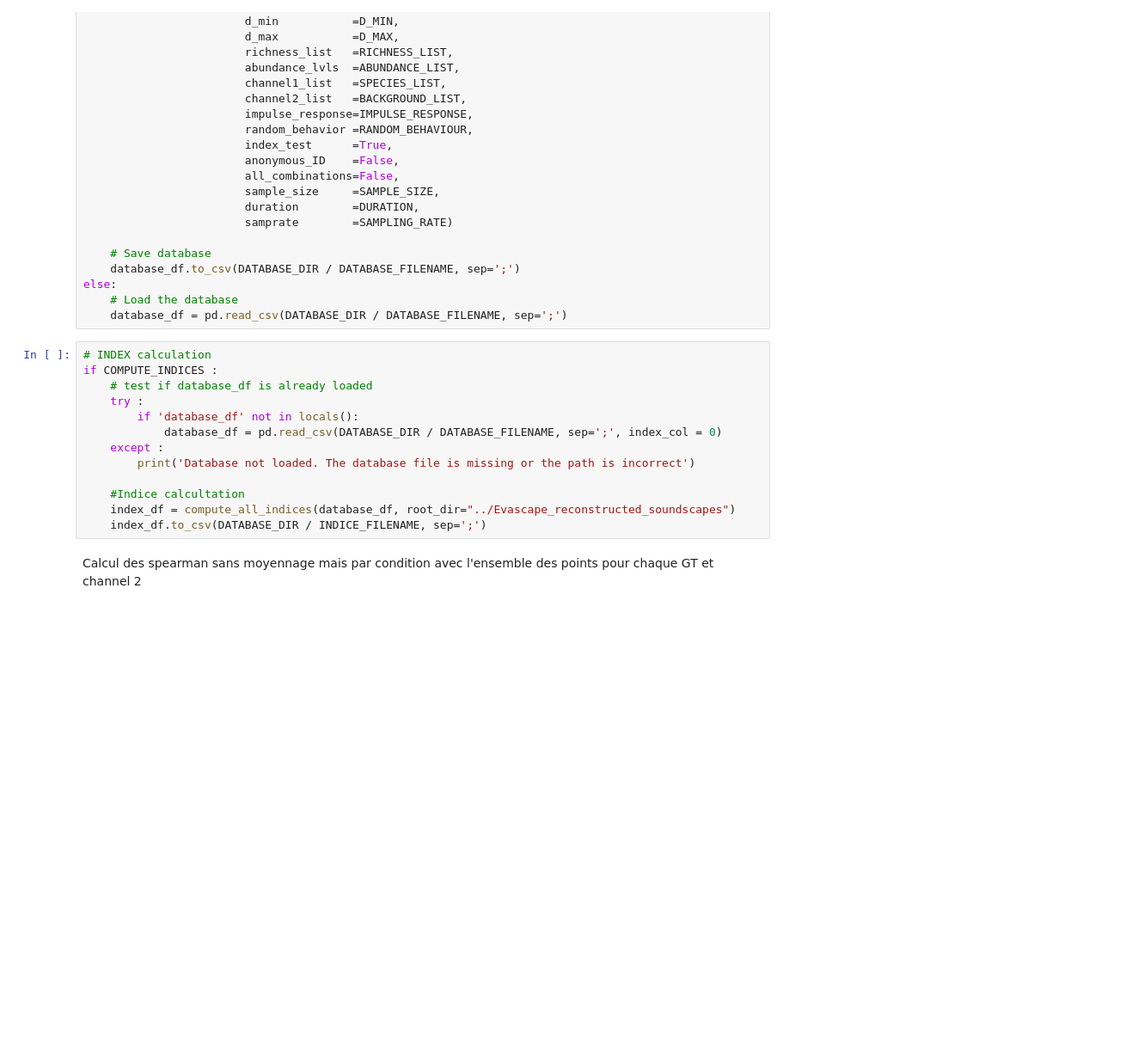
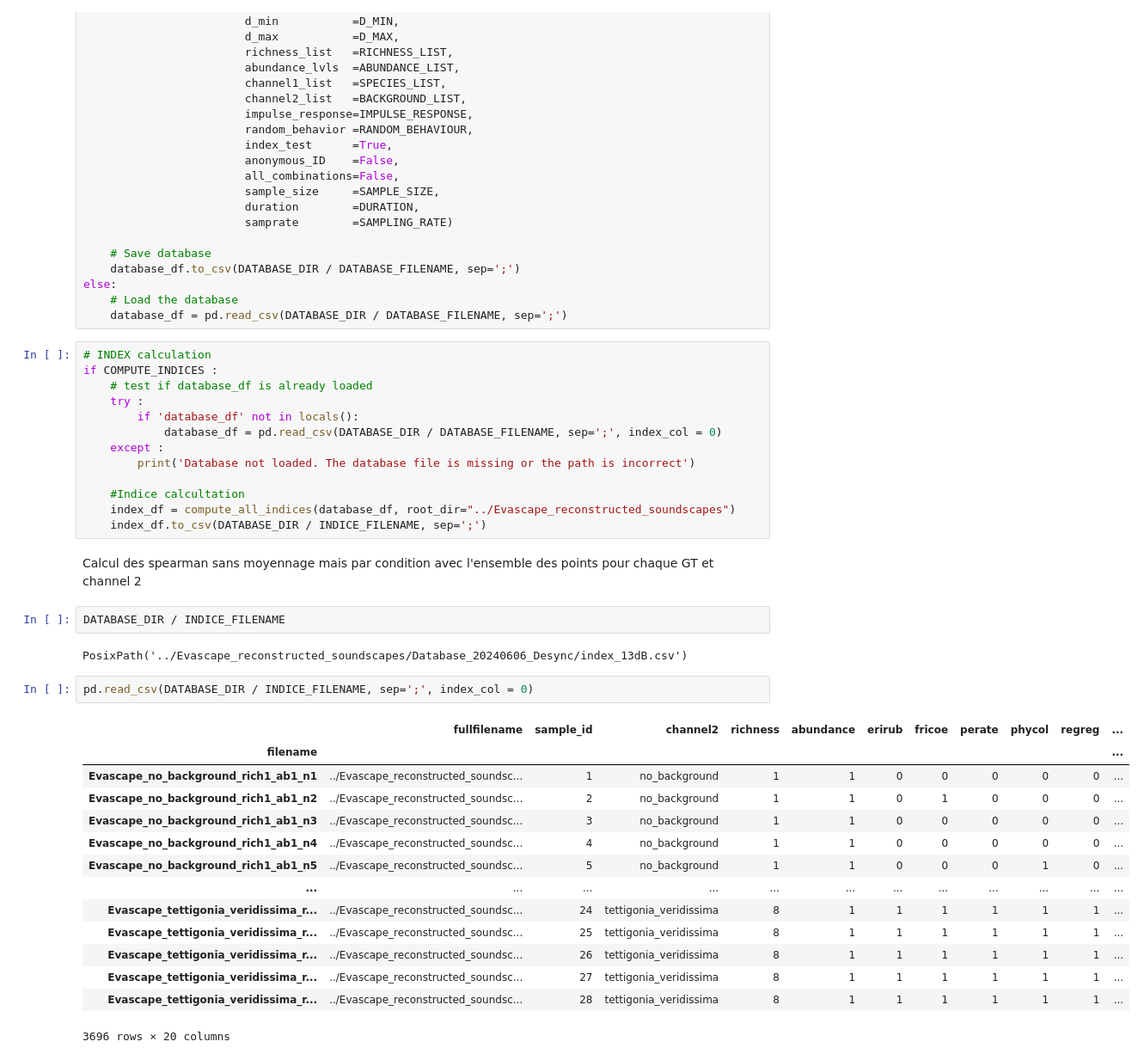
Before and after one commit to ear-team/evascape, a Jupyter notebook: Evascape_scripts/partial_process.ipynb, the cells around one changed output. Shown at 86% size. Drawn from its saved outputs; the diff is of its cells as text; blank space fills up the shorter version.

```diff
--- a/Evascape_scripts/partial_process.ipynb
+++ b/Evascape_scripts/partial_process.ipynb
@@ -128,6 +128,27 @@ if COMPUTE_INDICES :
     index_df.to_csv(DATABASE_DIR / INDICE_FILENAME, sep=';')
 # %% [markdown]
 Calcul des spearman sans moyennage mais par condition avec l'ensemble des points pour chaque GT et channel 2
+# %%
+DATABASE_DIR / INDICE_FILENAME
+# %% [output]
+PosixPath('../Evascape_reconstructed_soundscapes/Database_20240606_Desync/index_13dB.csv')
+# %%
+pd.read_csv(DATABASE_DIR / INDICE_FILENAME, sep=';', index_col = 0)
+# %% [output]
+|  | fullfilename | sample_id | channel2 | richness | abundance | erirub | fricoe | perate | phycol | regreg | ... |
+| filename |  |  |  |  |  |  |  |  |  |  | ... |
+| Evascape_no_background_rich1_ab1_n1 | ../Evascape_reconstructed_soundsc... | 1 | no_background | 1 | 1 | 0 | 0 | 0 | 0 | 0 | ... |
+| Evascape_no_background_rich1_ab1_n2 | ../Evascape_reconstructed_soundsc... | 2 | no_background | 1 | 1 | 0 | 1 | 0 | 0 | 0 | ... |
+| Evascape_no_background_rich1_ab1_n3 | ../Evascape_reconstructed_soundsc... | 3 | no_background | 1 | 1 | 0 | 0 | 0 | 0 | 0 | ... |
+| Evascape_no_background_rich1_ab1_n4 | ../Evascape_reconstructed_soundsc... | 4 | no_background | 1 | 1 | 0 | 0 | 0 | 0 | 0 | ... |
+| Evascape_no_background_rich1_ab1_n5 | ../Evascape_reconstructed_soundsc... | 5 | no_background | 1 | 1 | 0 | 0 | 0 | 1 | 0 | ... |
+| ... | ... | ... | ... | ... | ... | ... | ... | ... | ... | ... | ... |
+| Evascape_tettigonia_veridissima_r... | ../Evascape_reconstructed_soundsc... | 24 | tettigonia_veridissima | 8 | 1 | 1 | 1 | 1 | 1 | 1 | ... |
+| Evascape_tettigonia_veridissima_r... | ../Evascape_reconstructed_soundsc... | 25 | tettigonia_veridissima | 8 | 1 | 1 | 1 | 1 | 1 | 1 | ... |
+| Evascape_tettigonia_veridissima_r... | ../Evascape_reconstructed_soundsc... | 26 | tettigonia_veridissima | 8 | 1 | 1 | 1 | 1 | 1 | 1 | ... |
+| Evascape_tettigonia_veridissima_r... | ../Evascape_reconstructed_soundsc... | 27 | tettigonia_veridissima | 8 | 1 | 1 | 1 | 1 | 1 | 1 | ... |
+| Evascape_tettigonia_veridissima_r... | ../Evascape_reconstructed_soundsc... | 28 | tettigonia_veridissima | 8 | 1 | 1 | 1 | 1 | 1 | 1 | ... |
+3696 rows × 20 columns
 # %%
 if PLOT_INDICES :
     try :
```
Also changed, not shown: parts of 3 cells of this notebook, 1 other file.
